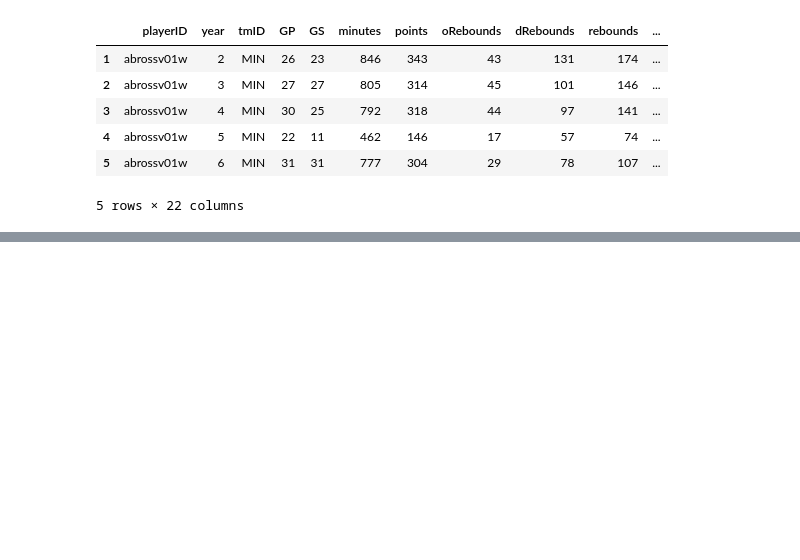
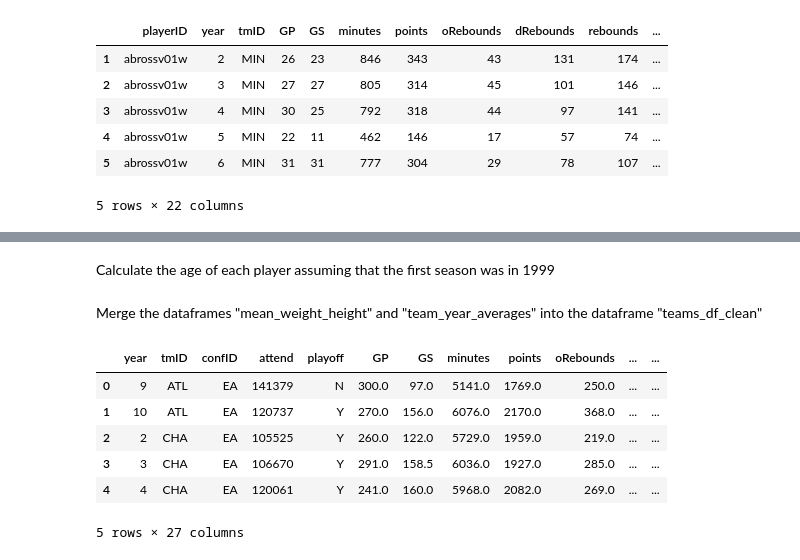
Before and after one commit to Hugo7gomes/FEUP_AC, a Jupyter notebook: firstApproach.ipynb, the cells around one changed output, grey strips where cells are left out. Cells and saved outputs as stored; diff of their text form; code cells hidden in the pictures; blank space fills up the shorter version.

```diff
--- a/firstApproach.ipynb
+++ b/firstApproach.ipynb
@@ -354,3 +282,43 @@ teams_df_clean = teams_df_clean[teams_df_clean['year'] != 1]
+# %% [markdown]
+Calculate the age of each player assuming that the first season was in 1999
+# %%
+agg_funcs = {
+    'weight': 'mean',
+    'height': 'mean',
+    'age' : 'mean'
+}
+
+# Group by 'tmID' and 'year' and apply the aggregation functions
+mean_weight_height = testing_set_with_stats.groupby(['tmID', 'year']).agg(agg_funcs).reset_index()
+
+mean_weight_height = mean_weight_height.round(2)
+
+
+
+
+team_year_averages = testing_set_with_stats.groupby(['tmID', 'year']).sum().reset_index()
+
+team_year_averages = team_year_averages.round(2)
+
+
+
+
+teams_df_clean = teams_df_clean.merge(team_year_averages, on = ['year', 'tmID'], how ='left')
+
+teams_df_clean = teams_df_clean[teams_df_clean['year'] != 1]
+# %% [markdown]
+Merge the dataframes "mean_weight_height" and "team_year_averages" into the dataframe "teams_df_clean"
+# %%
+teams_df_clean = teams_df_clean.merge(mean_weight_height, on = ['year', 'tmID'], how ='left')
+teams_df_clean.head()
+# %% [output]
+|  | year | tmID | confID | attend | playoff | GP | GS | minutes | points | oRebounds | ... | ... |
+| 0 | 9 | ATL | EA | 141379 | N | 300.0 | 97.0 | 5141.0 | 1769.0 | 250.0 | ... | ... |
+| 1 | 10 | ATL | EA | 120737 | Y | 270.0 | 156.0 | 6076.0 | 2170.0 | 368.0 | ... | ... |
+| 2 | 2 | CHA | EA | 105525 | Y | 260.0 | 122.0 | 5729.0 | 1959.0 | 219.0 | ... | ... |
+| 3 | 3 | CHA | EA | 106670 | Y | 291.0 | 158.5 | 6036.0 | 1927.0 | 285.0 | ... | ... |
+| 4 | 4 | CHA | EA | 120061 | Y | 241.0 | 160.0 | 5968.0 | 2082.0 | 269.0 | ... | ... |
+5 rows × 27 columns
 # %%
 awards_players_df = awards_players_df.rename(columns={'Kim Perrot Sportsmanship': 'Kim Perrot Sportsmanship Award'})
 
```
Also changed, not shown: parts of 10 cells of this notebook, 7 other files.
